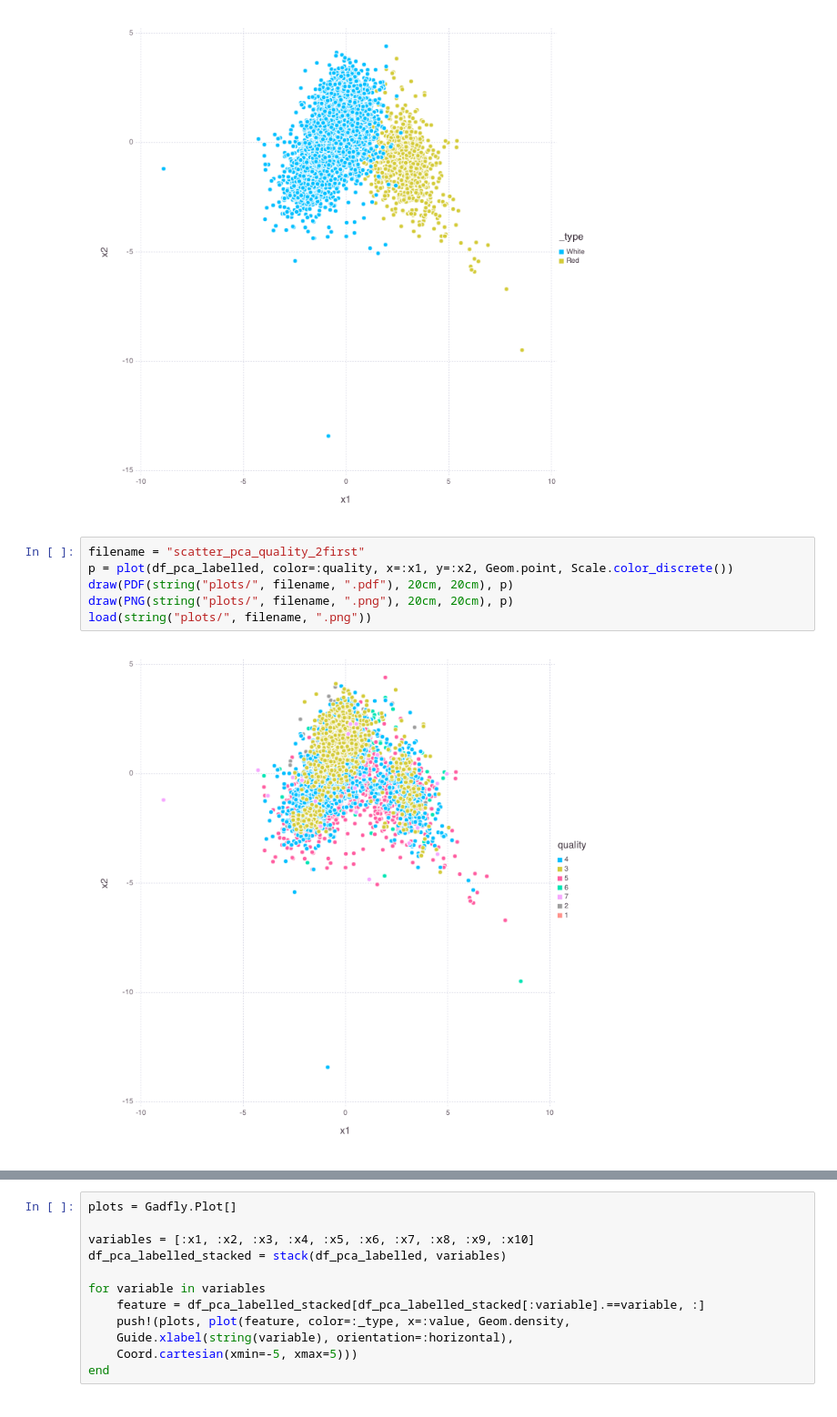
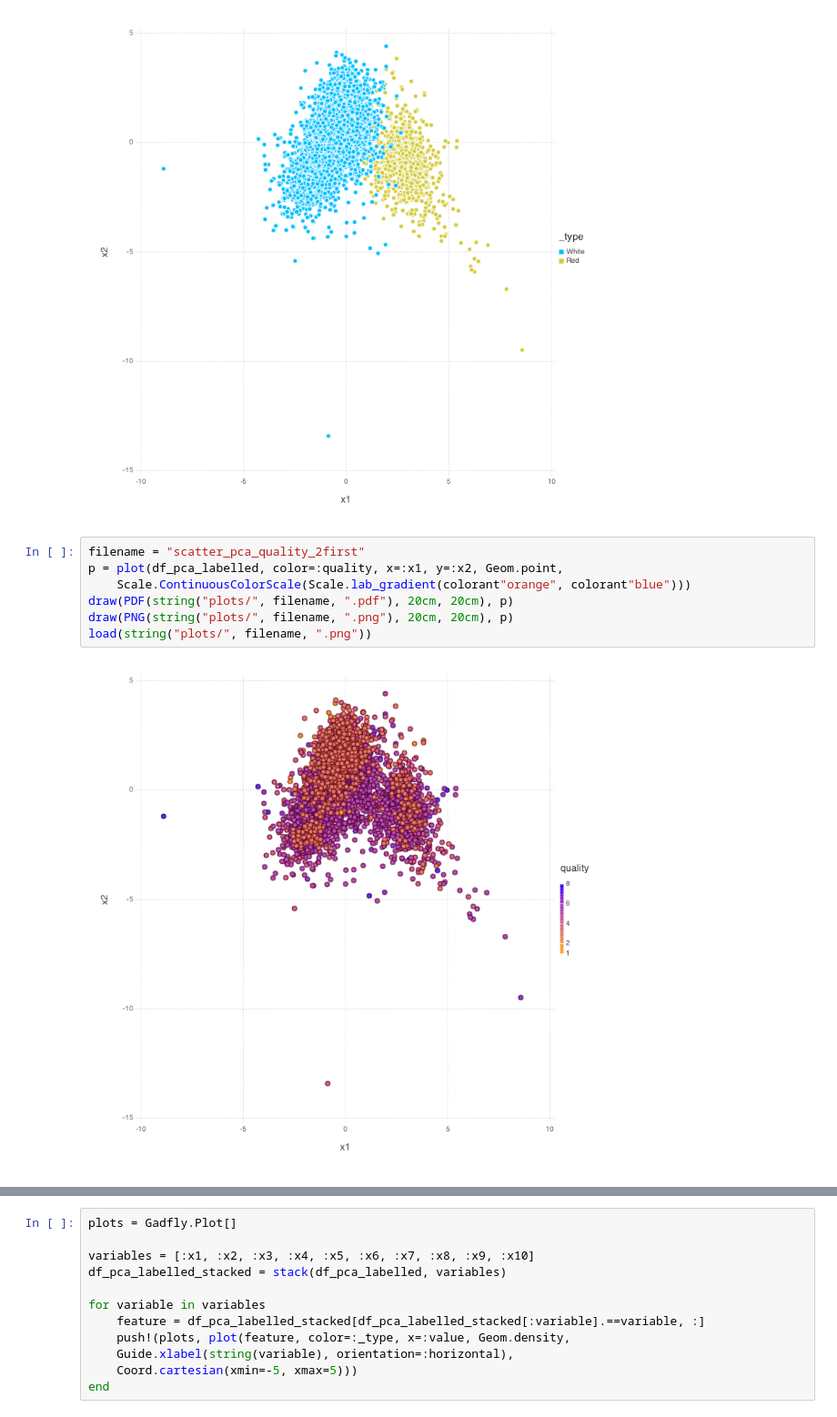
Before and after one commit to cle-ment/aalto-machine-learning-basics, a Jupyter notebook: regression_backprop.ipynb, the cells around one changed output, grey strips where cells are left out. Shown at 91% size. Drawn from its saved outputs; the diff is of its cells as text.

Commit message:
improved coloring of wine quality plots

```diff
--- a/regression_backprop.ipynb
+++ b/regression_backprop.ipynb
@@ -249,12 +234,13 @@ load(string("plots/", filename, ".png"))
 [figure]
 # %%
 filename = "scatter_pca_quality_2first"
-p = plot(df_pca_labelled, color=:quality, x=:x1, y=:x2, Geom.point, Scale.color_discrete())
+p = plot(df_pca_labelled, color=:quality, x=:x1, y=:x2, Geom.point,
+    Scale.ContinuousColorScale(Scale.lab_gradient(colorant"orange", colorant"blue")))
 draw(PDF(string("plots/", filename, ".pdf"), 20cm, 20cm), p)
 draw(PNG(string("plots/", filename, ".png"), 20cm, 20cm), p)
 load(string("plots/", filename, ".png"))
 # %% [output]
-[figure, old version]
+[figure, new version]
 # %%
 plots = Gadfly.Plot[]
 
```
Also changed, not shown: parts of 12 cells of this notebook.
